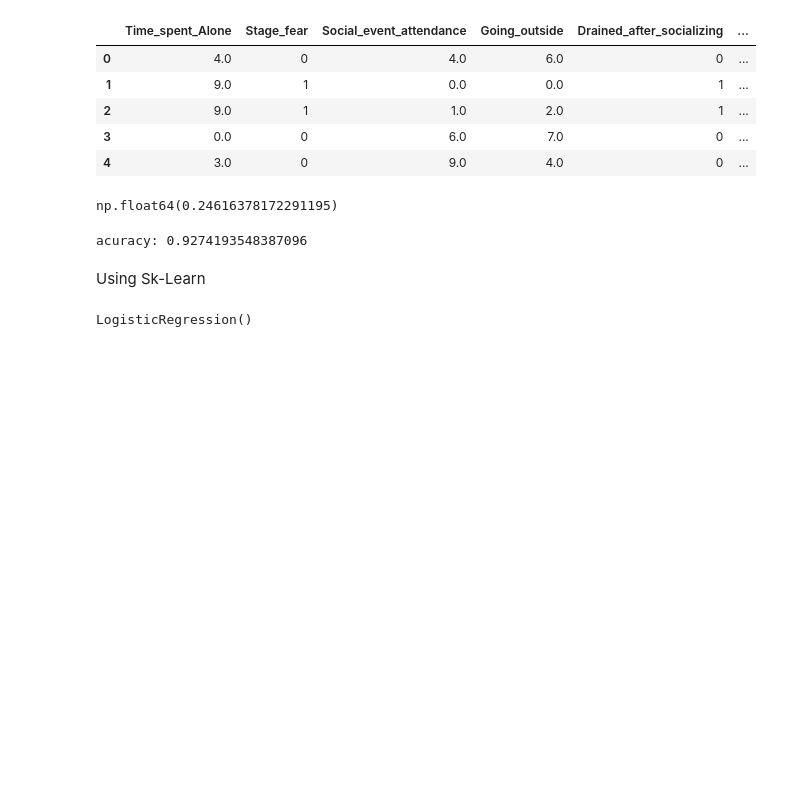
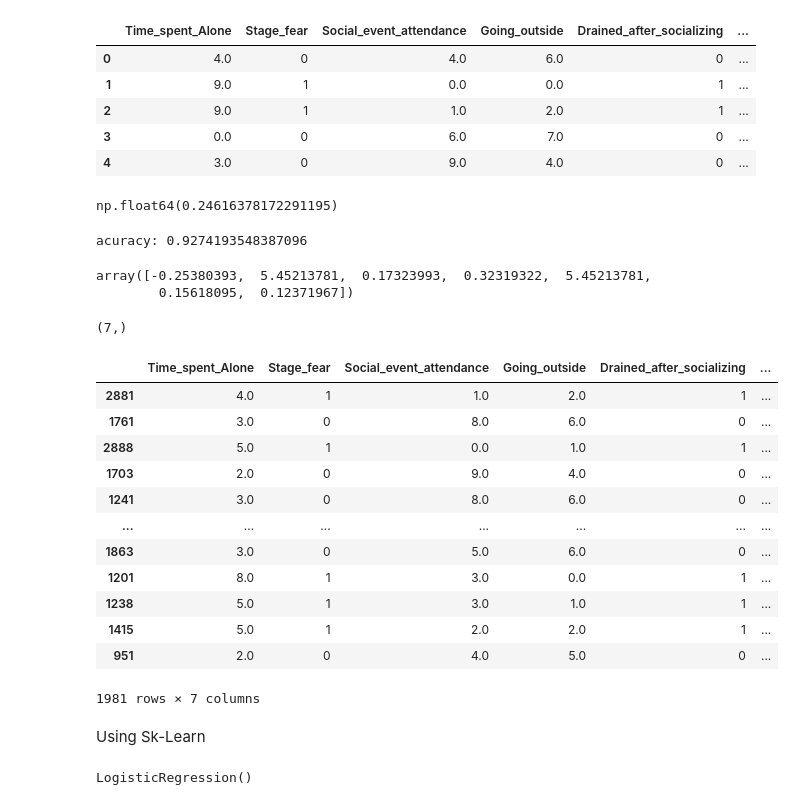
Before and after one commit to YehezkielG/Logistic-Regression-From-Scratch, a Jupyter notebook: Logistic Regression/notebook.ipynb, the cells around one changed output. Drawn from its saved outputs; the diff is of its cells as text; code cells hidden in the pictures; blank space fills up the shorter version.

```diff
--- a/Logistic Regression/notebook.ipynb
+++ b/Logistic Regression/notebook.ipynb
@@ -37,8 +37,8 @@ y = df['Personality']
 
 X_train, X_test, y_train, y_test = train_test_split(X, y, test_size=0.2, random_state=42)
 # %%
-model = LR.Model(learning_rate=0.1)
-model.fit(X_train, y_train)
+model_from_scratch = LR.Model(learning_rate=0.1)
+model_from_scratch.fit(X_train, y_train)
 # %% [output]
 np.float64(0.24616378172291195)
 # %%
@@ -48,6 +48,31 @@ accuracy = accuracy_score(y_test, y)
 print("acuracy:", accuracy)
 # %% [output]
 acuracy: 0.9274193548387096
+# %%
+model_from_scratch.coef_
+# %% [output]
+array([-0.25380393,  5.45213781,  0.17323993,  0.32319322,  5.45213781,
+        0.15618095,  0.12371967])
+# %%
+model_from_scratch.coef_.shape
+# %% [output]
+(7,)
+# %%
+X_train
+# %% [output]
+|  | Time_spent_Alone | Stage_fear | Social_event_attendance | Going_outside | Drained_after_socializing | ... |
+| 2881 | 4.0 | 1 | 1.0 | 2.0 | 1 | ... |
+| 1761 | 3.0 | 0 | 8.0 | 6.0 | 0 | ... |
+| 2888 | 5.0 | 1 | 0.0 | 1.0 | 1 | ... |
+| 1703 | 2.0 | 0 | 9.0 | 4.0 | 0 | ... |
+| 1241 | 3.0 | 0 | 8.0 | 6.0 | 0 | ... |
+| ... | ... | ... | ... | ... | ... | ... |
+| 1863 | 3.0 | 0 | 5.0 | 6.0 | 0 | ... |
+| 1201 | 8.0 | 1 | 3.0 | 0.0 | 1 | ... |
+| 1238 | 5.0 | 1 | 3.0 | 1.0 | 1 | ... |
+| 1415 | 5.0 | 1 | 2.0 | 2.0 | 1 | ... |
+| 951 | 2.0 | 0 | 4.0 | 5.0 | 0 | ... |
+1981 rows × 7 columns
 # %% [markdown]
 Using Sk-Learn
 # %%
```
Also changed, not shown: parts of 1 cell of this notebook, 6 other files.
